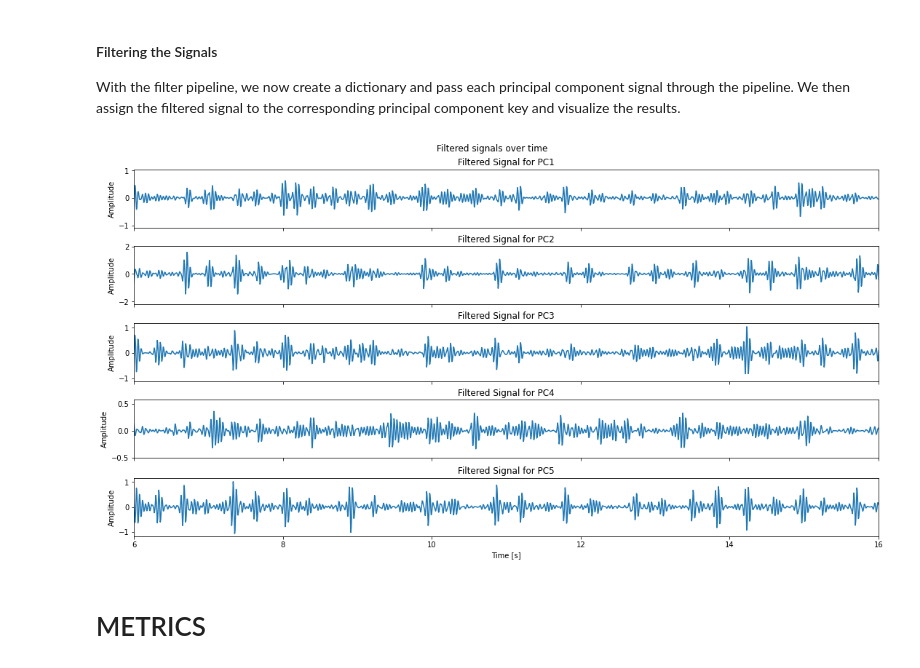
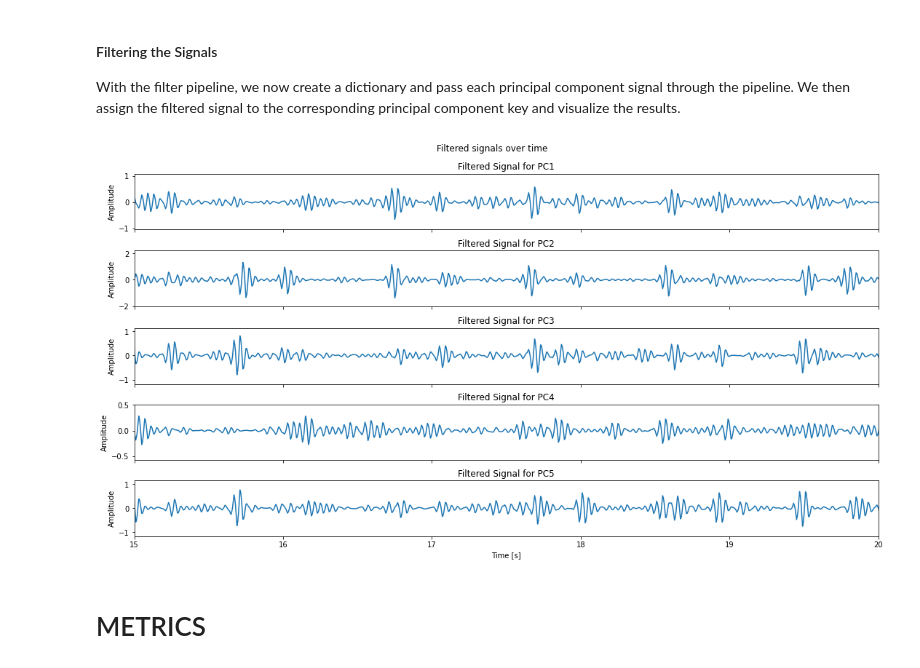
Before and after one commit to AleCapoPhys/HeartRateEstimation, a Jupyter notebook: Project_Clean_data.ipynb, the cells around one changed output. Drawn from its saved outputs; the diff is of its cells as text; code cells hidden in the pictures.

```diff
--- a/Project_Clean_data.ipynb
+++ b/Project_Clean_data.ipynb
@@ -565,23 +572,23 @@ With the filter pipeline, we now create a dictionary and pass each principal com
 # %%
 # Apply the filters to the data
 PCs = dict()
 for i in FFTs:
     # Assign the filtered signal to each principal component
     PCs[i] = filterSignal(dataset_rotated[i])
 
 # Plot each filtered signal
 (fig, axs) = plt.subplots(n_PC,1,figsize = (15,8), sharex=True, constrained_layout=True)
 fig.suptitle('Filtered signals over time')
 plt.xlabel('Time [s]')
-plt.xlim(6, 16)
+plt.xlim(15, 20)
 ax = 0
 for i in PCs:
     axs[ax].plot(np.array(dataset_rotated['Time']), (PCs[i]), label=i)
     axs[ax].set_title(f'Filtered Signal for {i}')
     axs[ax].set_ylabel('Amplitude')
     ax += 1
 plt.show()
 # %% [output]
-[figure, old version]
+[figure, new version]
 # %% [markdown]
 # METRICS
```
Also changed, not shown: parts of 35 cells of this notebook, 5 other files.
